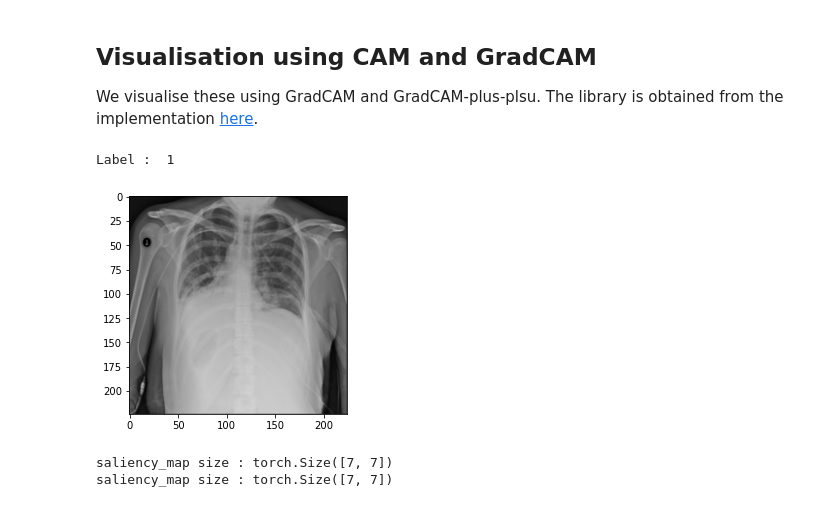
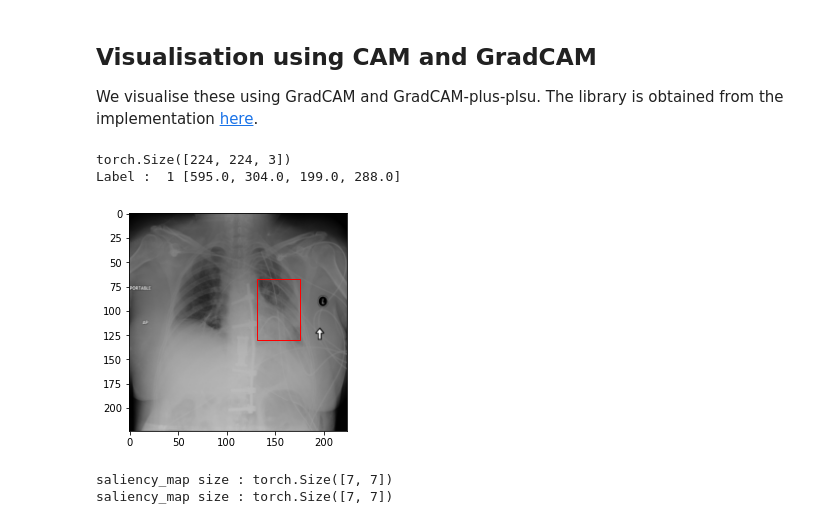
Before and after one commit to n-akram/SafeML, a Jupyter notebook: Implementation_in_Python/Examples/PneumoniaDetection/PneumoniaDetection.ipynb, the cells around one changed output. Saved outputs shown, nothing was run; the diff lists cells and outputs as text; code cells hidden in the pictures.

```diff
--- a/Implementation_in_Python/Examples/PneumoniaDetection/PneumoniaDetection.ipynb
+++ b/Implementation_in_Python/Examples/PneumoniaDetection/PneumoniaDetection.ipynb
@@ -277,12 +311,31 @@ from matplotlib import rcParams
-# %%
-# Load test image
-pil_img, label = next(image)
-pil_img = np.transpose(pil_img, (1, 2, 0))
-plt.imshow(pil_img)
-print("Label : ", label)
-# %% [output]
-Label :  1
-[figure, removed]
+# %%
+# Load test image
+label = 0
+while(label==0):
+    pil_img, label, box = next(image)
+
+fig,ax = plt.subplots(1)
+
+Orig_img_size = 1024
+img_size = 224
+
+# 'r' means relative. 'c' means center.
+rx = ceil(box[0]*img_size/Orig_img_size)
+ry = ceil(box[1]*img_size/Orig_img_size)
+rw = ceil(box[2]*img_size/Orig_img_size)
+rh = ceil(box[3]*img_size/Orig_img_size)
+
+
+pil_img = np.transpose(pil_img, (1, 2, 0))
+print(pil_img.shape)
+rect = patches.Rectangle((rx, ry), rw, rh, linewidth=1, edgecolor='r', facecolor='none')
+ax.imshow(pil_img)
+ax.add_patch(rect)
+print("Label : ", label, box)
+# %% [output]
+torch.Size([224, 224, 3])
+Label :  1 [595.0, 304.0, 199.0, 288.0]
+[figure, added]
 # %%
 normalizer = Normalize(mean=[0.485, 0.456, 0.406], std=[0.229, 0.224, 0.225])
 #torch_img = torch.from_numpy(np.asarray(pil_img)).permute(2, 0, 1).unsqueeze(0).float().div(255).cuda()
```
Also changed, not shown: parts of 15 cells of this notebook.
